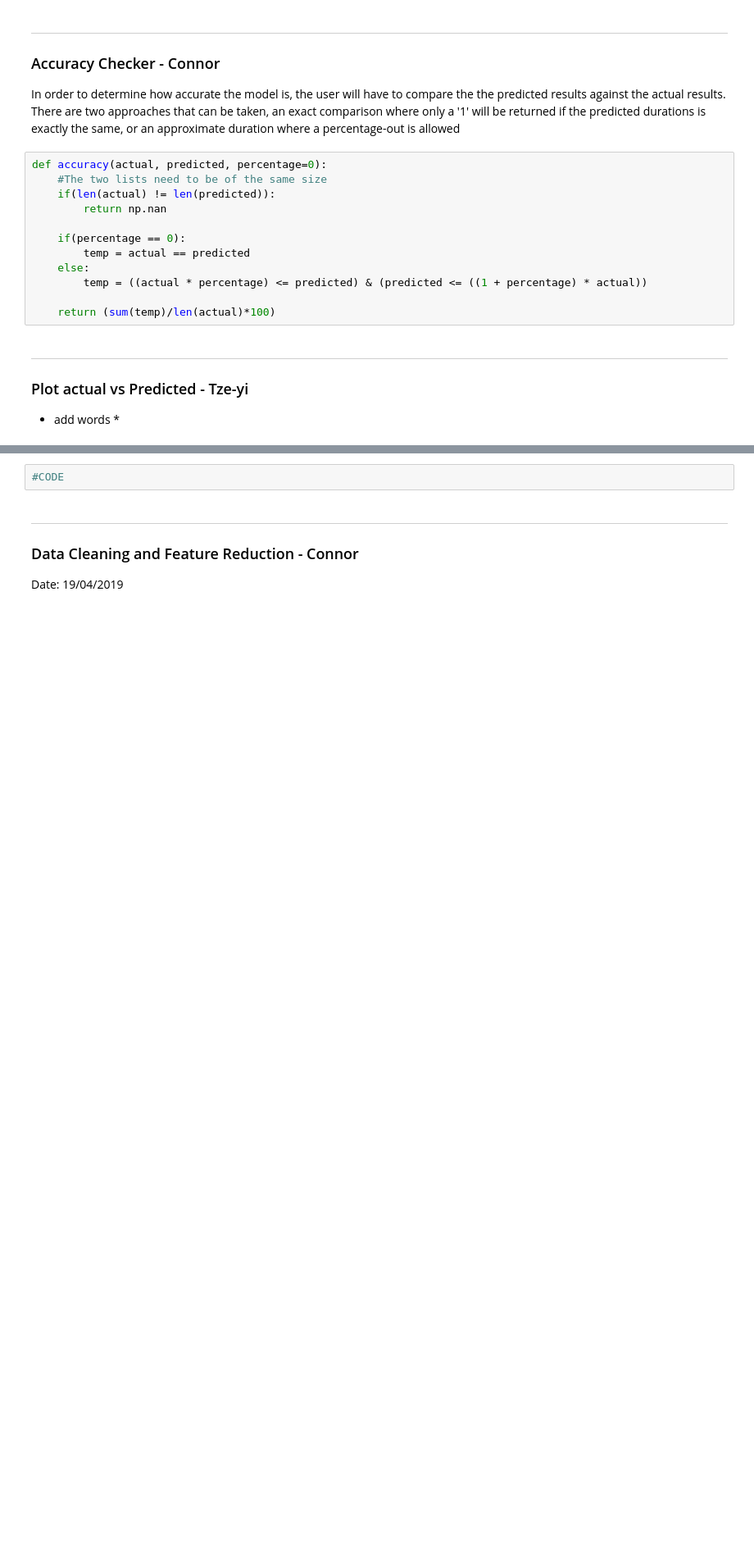
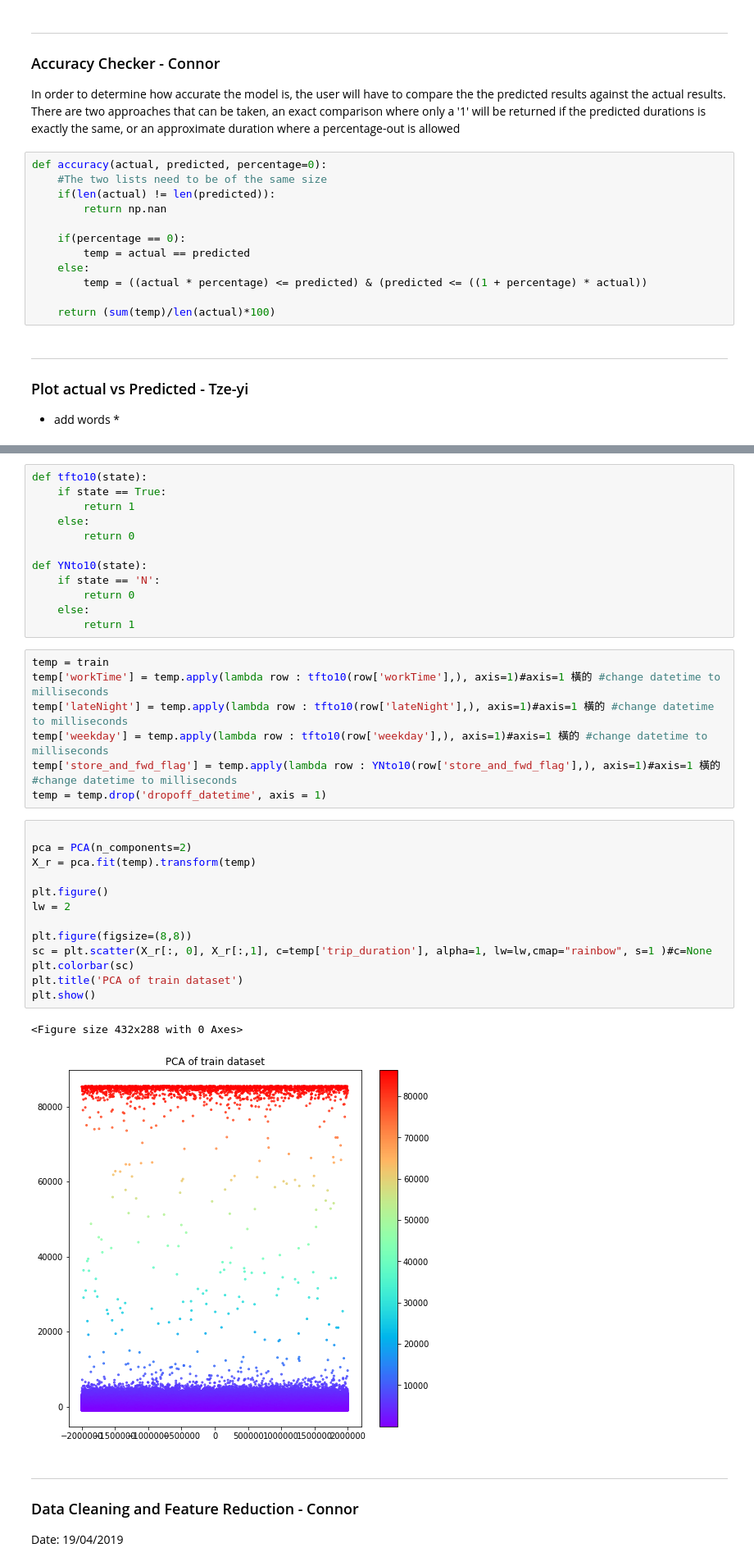
Before and after one commit to Xethagona/Taxi-Coursework, a Jupyter notebook: NYTD.ipynb, the cells around one changed output, grey strips where cells are left out. Shown at 82% size. Drawn from its saved outputs; the diff is of its cells as text; blank space fills up the shorter version.

Commit message:
PCA plot

```diff
--- a/NYTD.ipynb
+++ b/NYTD.ipynb
@@ -567,7 +570,40 @@ def accuracy(actual, predicted, percentage=0):
 
 Not entirely sure what this will show, but give it ago - Connor
-# %%
-#CODE
+# %%
+def tfto10(state):
+    if state == True:
+        return 1
+    else:
+        return 0
+
+def YNto10(state):
+    if state == 'N':
+        return 0
+    else:
+        return 1
+# %%
+temp = train
+temp['workTime'] = temp.apply(lambda row : tfto10(row['workTime'],), axis=1)#axis=1 橫的 #change datetime to milliseconds
+temp['lateNight'] = temp.apply(lambda row : tfto10(row['lateNight'],), axis=1)#axis=1 橫的 #change datetime to milliseconds
+temp['weekday'] = temp.apply(lambda row : tfto10(row['weekday'],), axis=1)#axis=1 橫的 #change datetime to milliseconds
+temp['store_and_fwd_flag'] = temp.apply(lambda row : YNto10(row['store_and_fwd_flag'],), axis=1)#axis=1 橫的 #change datetime to milliseconds
+temp = temp.drop('dropoff_datetime', axis = 1)
+# %%
+
+pca = PCA(n_components=2)
+X_r = pca.fit(temp).transform(temp)
+
+plt.figure()
+lw = 2
+
+plt.figure(figsize=(8,8))
+sc = plt.scatter(X_r[:, 0], X_r[:,1], c=temp['trip_duration'], alpha=1, lw=lw,cmap="rainbow", s=1 )#c=None
+plt.colorbar(sc)
+plt.title('PCA of train dataset')
+plt.show()
+# %% [output]
+<Figure size 432x288 with 0 Axes>
+[figure, added]
 # %% [markdown]
 <hr style="height: 1.0px;"/>
 
```
Also changed, not shown: parts of 3 cells of this notebook, 1 other file.
